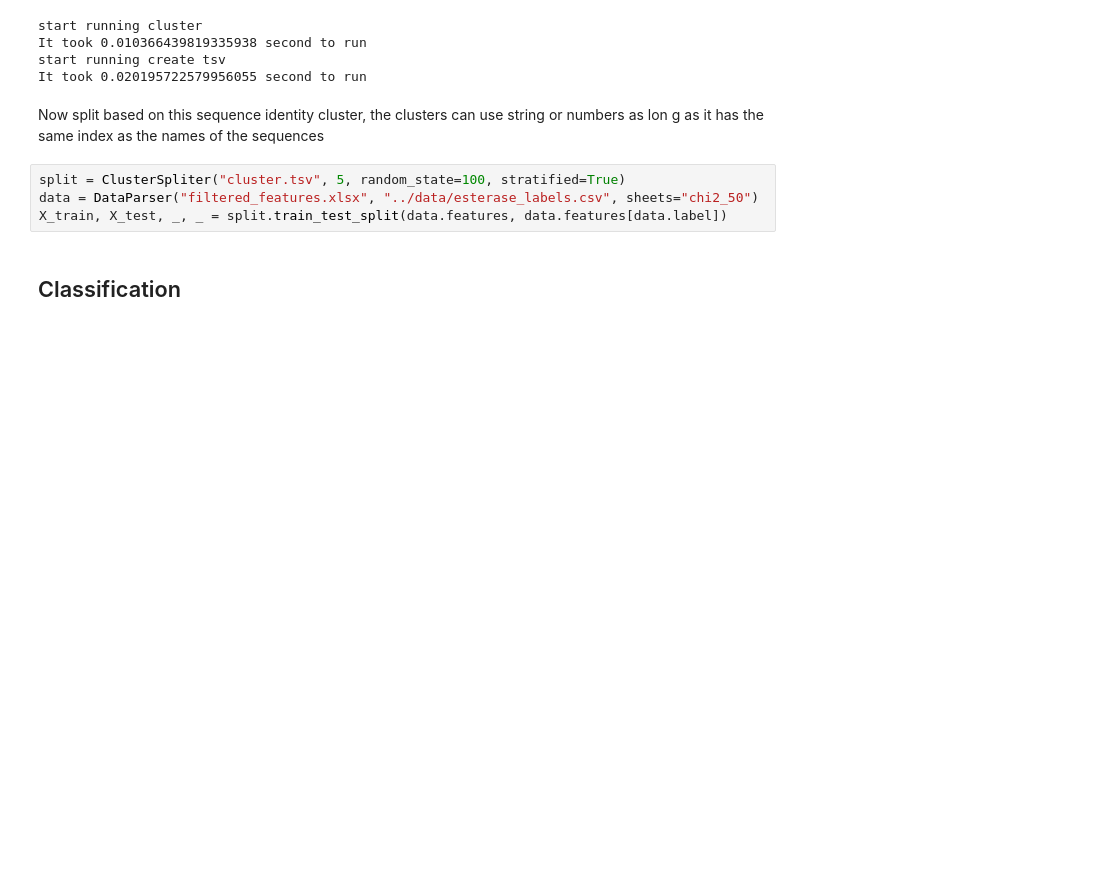
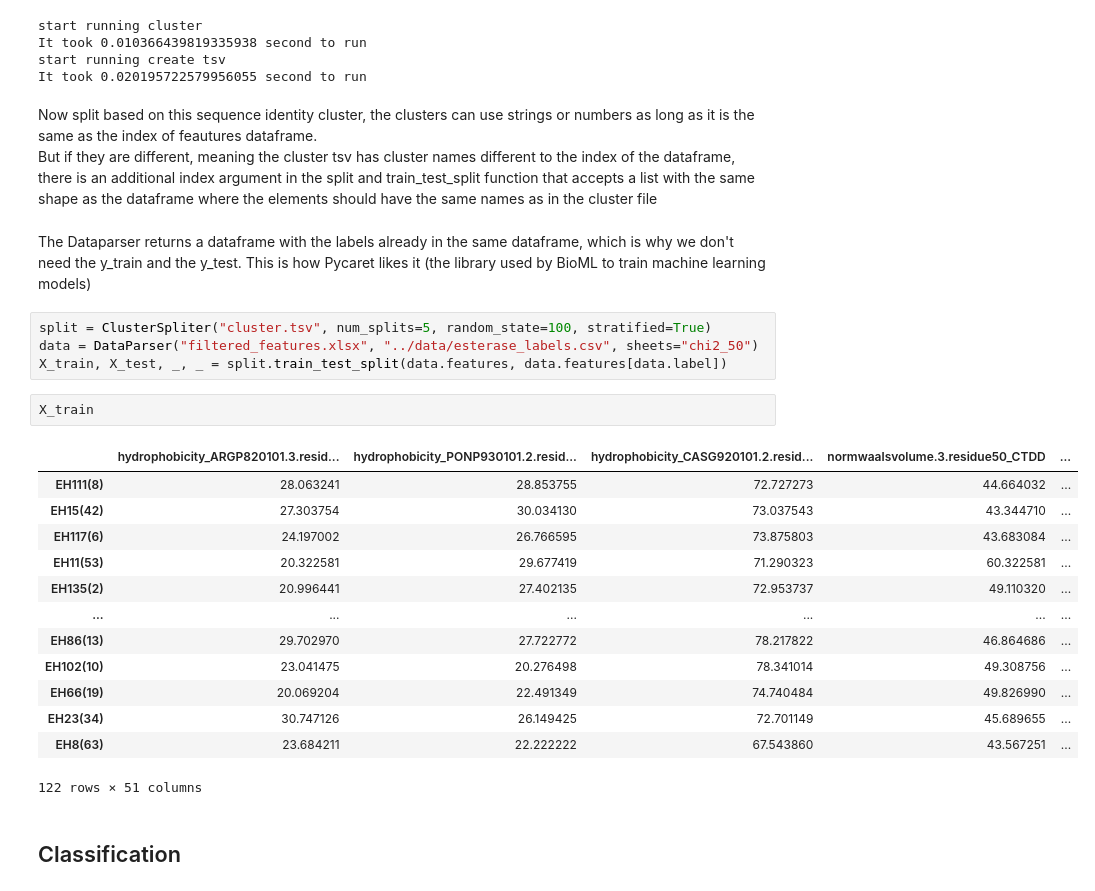
Before and after one commit to etiur/BioML, a Jupyter notebook: examples/test_end_to_end.ipynb, the cells around one changed output. Drawn from its saved outputs; the diff is of its cells as text; blank space fills up the shorter version.

```diff
--- a/examples/test_end_to_end.ipynb
+++ b/examples/test_end_to_end.ipynb
@@ -201,12 +219,32 @@ start running cluster
 It took 0.010366439819335938 second to run
 start running create tsv
 It took 0.020195722579956055 second to run
-# %% [markdown]
-Now split based on this sequence identity cluster, the clusters can use string or numbers as lon g as it has the same index as the names of the sequences
+# %% [markdown]
+Now split based on this sequence identity cluster, the clusters can use strings or numbers as long as it is the same as the index of feautures dataframe.
+But if they are different, meaning the cluster tsv has cluster names different to the index of the dataframe, there is an additional index argument in the split and train_test_split function that accepts a list with the same shape as the dataframe where the elements should have the same names as in the cluster file
+# %% [markdown]
+The Dataparser returns a dataframe with the labels already in the same dataframe, which is why we don't need the y_train and the y_test.
+This is how Pycaret likes it (the library used by BioML to train machine learning models)
 # %%
-split = ClusterSpliter("cluster.tsv", 5, random_state=100, stratified=True)
+split = ClusterSpliter("cluster.tsv", num_splits=5, random_state=100, stratified=True)
 data = DataParser("filtered_features.xlsx", "../data/esterase_labels.csv", sheets="chi2_50")
 X_train, X_test, _, _ = split.train_test_split(data.features, data.features[data.label])
+# %%
+X_train
+# %% [output]
+|  | hydrophobicity_ARGP820101.3.resid... | hydrophobicity_PONP930101.2.resid... | hydrophobicity_CASG920101.2.resid... | normwaalsvolume.3.residue50_CTDD | ... |
+| EH111(8) | 28.063241 | 28.853755 | 72.727273 | 44.664032 | ... |
+| EH15(42) | 27.303754 | 30.034130 | 73.037543 | 43.344710 | ... |
+| EH117(6) | 24.197002 | 26.766595 | 73.875803 | 43.683084 | ... |
+| EH11(53) | 20.322581 | 29.677419 | 71.290323 | 60.322581 | ... |
+| EH135(2) | 20.996441 | 27.402135 | 72.953737 | 49.110320 | ... |
+| ... | ... | ... | ... | ... | ... |
+| EH86(13) | 29.702970 | 27.722772 | 78.217822 | 46.864686 | ... |
+| EH102(10) | 23.041475 | 20.276498 | 78.341014 | 49.308756 | ... |
+| EH66(19) | 20.069204 | 22.491349 | 74.740484 | 49.826990 | ... |
+| EH23(34) | 30.747126 | 26.149425 | 72.701149 | 45.689655 | ... |
+| EH8(63) | 23.684211 | 22.222222 | 67.543860 | 43.567251 | ... |
+122 rows × 51 columns
 # %% [markdown]
 ## Classification
 # %%
```
Also changed, not shown: parts of 12 cells of this notebook, 3 other files.
